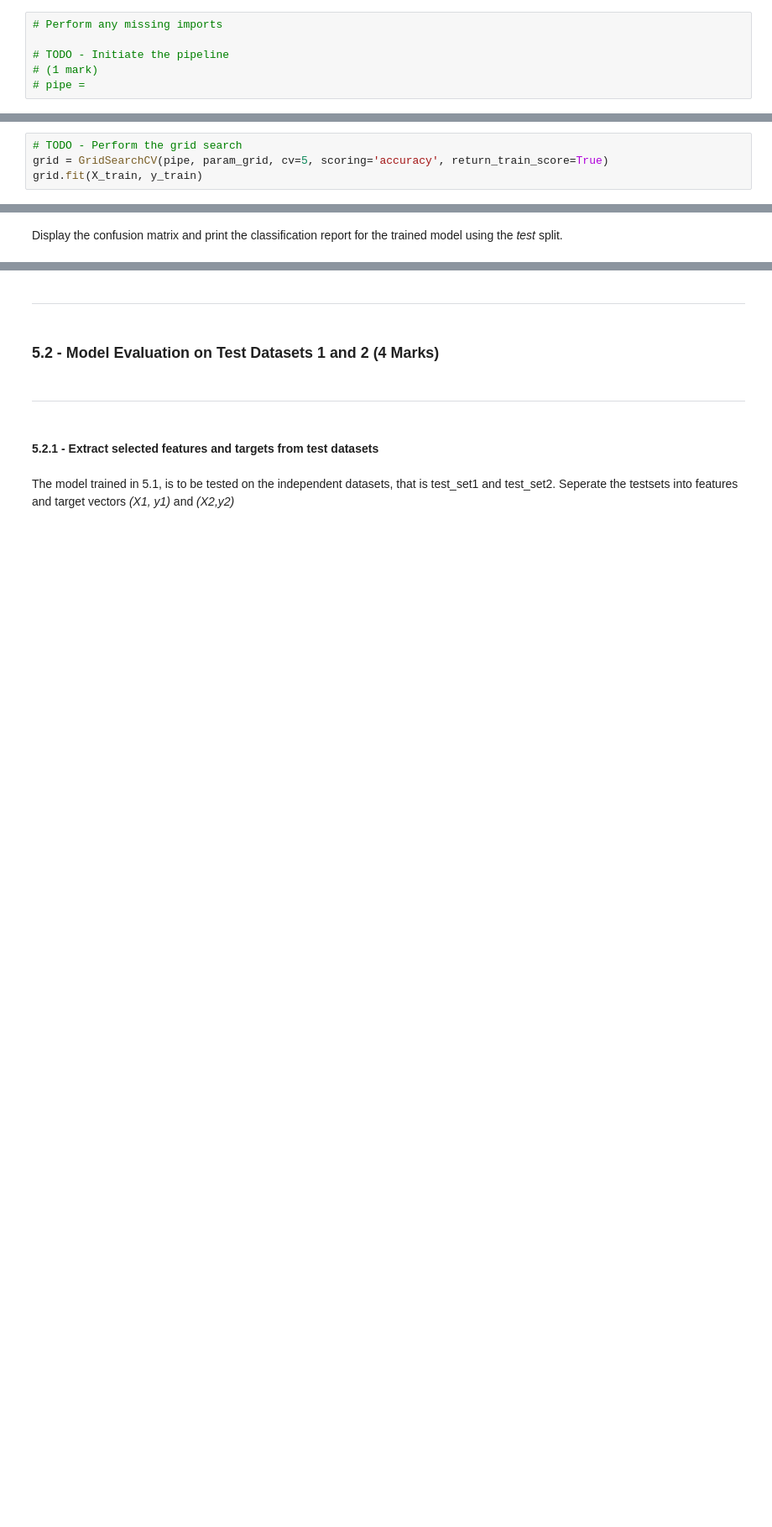
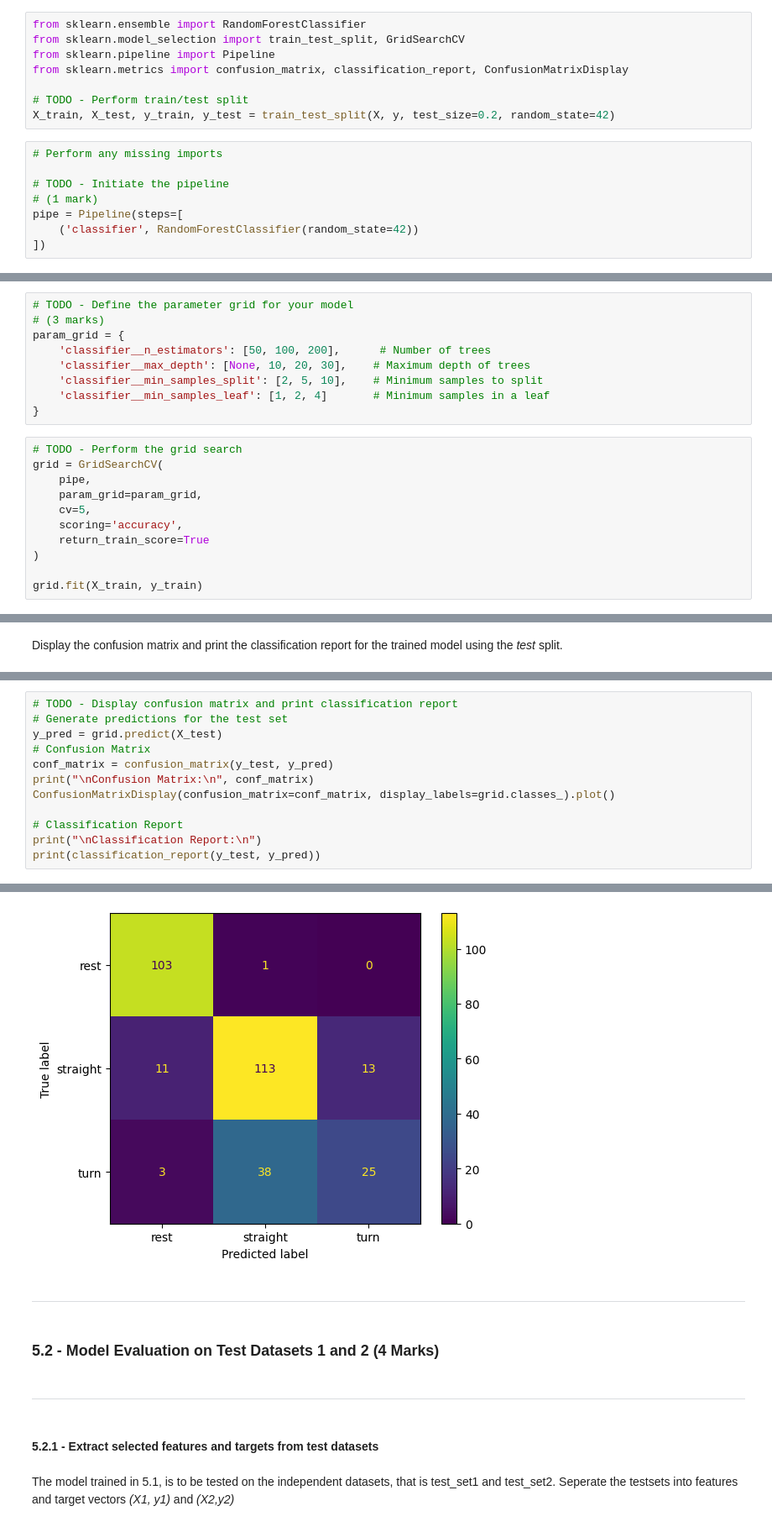
Before and after one commit to Urusha-Bajracharya3950/engg680_2024_fall, a Jupyter notebook: Lab_assignment4/Assignment 4.ipynb, the cells around one changed output, grey strips where cells are left out. Shown at 84% size. Drawn from its saved outputs; the diff is of its cells as text; blank space fills up the shorter version.

```diff
--- a/Lab_assignment4/Assignment 4.ipynb
+++ b/Lab_assignment4/Assignment 4.ipynb
@@ -1466,6 +1480,16 @@ Similar to the steps from **1.2.2** and perform model training and tuning using
+# %%
+from sklearn.ensemble import RandomForestClassifier
+from sklearn.model_selection import train_test_split, GridSearchCV
+from sklearn.pipeline import Pipeline
+from sklearn.metrics import confusion_matrix, classification_report, ConfusionMatrixDisplay
+
+# TODO - Perform train/test split
+X_train, X_test, y_train, y_test = train_test_split(X, y, test_size=0.2, random_state=42)
 # %%
 # Perform any missing imports
 
 # TODO - Initiate the pipeline
 # (1 mark)
-# pipe =
+pipe = Pipeline(steps=[
+    ('classifier', RandomForestClassifier(random_state=42))
+])
@@ -1476,6 +1496,22 @@ Similar to the steps from **1.2.2** and perform model training and tuning using
+# %%
+# TODO - Define the parameter grid for your model
+# (3 marks)
+param_grid = {
+    'classifier__n_estimators': [50, 100, 200],      # Number of trees
+    'classifier__max_depth': [None, 10, 20, 30],    # Maximum depth of trees
+    'classifier__min_samples_split': [2, 5, 10],    # Minimum samples to split
+    'classifier__min_samples_leaf': [1, 2, 4]       # Minimum samples in a leaf
+}
 # %%
 # TODO - Perform the grid search
-grid = GridSearchCV(pipe, param_grid, cv=5, scoring='accuracy', return_train_score=True)
+grid = GridSearchCV(
+    pipe,
+    param_grid=param_grid,
+    cv=5,
+    scoring='accuracy',
+    return_train_score=True
+)
+
 grid.fit(X_train, y_train)
 # %% [output]
 GridSearchCV(cv=5,
@@ -1508,0 +1551,13 @@ Display the confusion matrix and print the classification report for the trained
+# %%
+# TODO - Display confusion matrix and print classification report
+# Generate predictions for the test set
+y_pred = grid.predict(X_test)
+# Confusion Matrix
+conf_matrix = confusion_matrix(y_test, y_pred)
+print("\nConfusion Matrix:\n", conf_matrix)
+ConfusionMatrixDisplay(confusion_matrix=conf_matrix, display_labels=grid.classes_).plot()
+
+# Classification Report
+print("\nClassification Report:\n")
+print(classification_report(y_test, y_pred))
+# %% [output]
@@ -1509,3 +1580,4 @@ Display the confusion matrix and print the classification report for the trained
+[figure, added]
 # %% [markdown]
 ___
 # %% [markdown]
```
Also changed, not shown: parts of 26 cells of this notebook.
